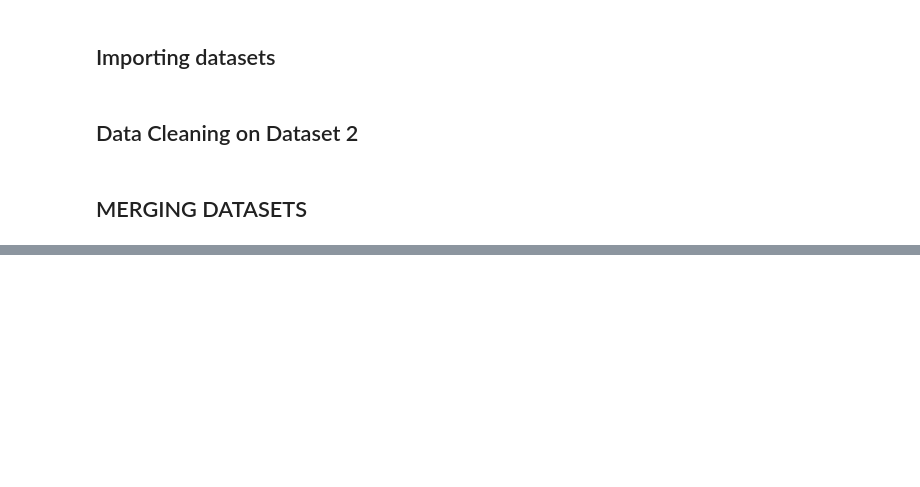
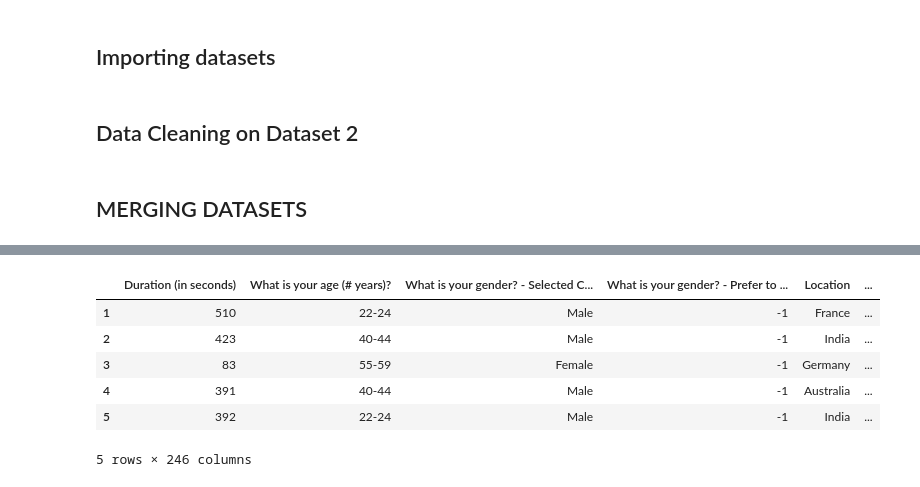
Before and after one commit to rahul0776/Job-Market-Trends, a Jupyter notebook: DIC_common_data_notebook.ipynb, the cells around one changed output, grey strips where cells are left out. Saved outputs shown, nothing was run; the diff lists cells and outputs as text; code cells hidden in the pictures; blank space fills up the shorter version.

```diff
--- a/DIC_common_data_notebook.ipynb
+++ b/DIC_common_data_notebook.ipynb
@@ -30,0 +73,20 @@ import numpy as np
+# %%
+# Rectifying header of dataframe 1
+df1.columns = df1.iloc[0]
+# Drop the second row (as it is now the header)
+df1 = df1.drop(0)
+
+df1.rename(columns={
+    "In which country do you currently reside?": "Location",
+    "Select the title most similar to your current role (or most recent title if retired): - Selected Choice": "Job_Title",
+}, inplace=True)
+# %%
+df1.head()
+# %% [output]
+|  | Duration (in seconds) | What is your age (# years)? | What is your gender? - Selected C... | What is your gender? - Prefer to ... | Location | ... |
+| 1 | 510 | 22-24 | Male | -1 | France | ... |
+| 2 | 423 | 40-44 | Male | -1 | India | ... |
+| 3 | 83 | 55-59 | Female | -1 | Germany | ... |
+| 4 | 391 | 40-44 | Male | -1 | Australia | ... |
+| 5 | 392 | 22-24 | Male | -1 | India | ... |
+5 rows × 246 columns
```
Also changed, not shown: parts of 13 cells of this notebook, 1 other file.
